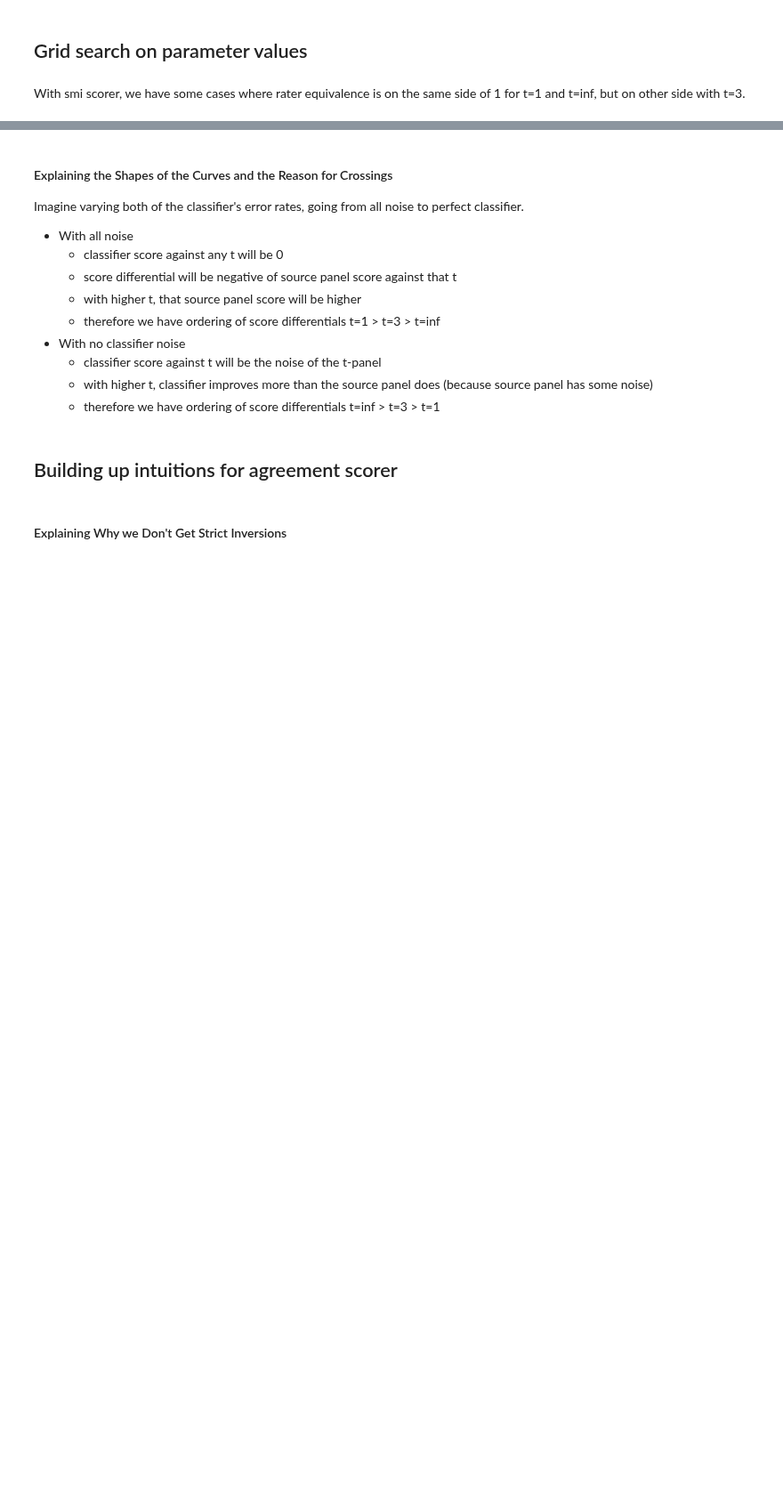
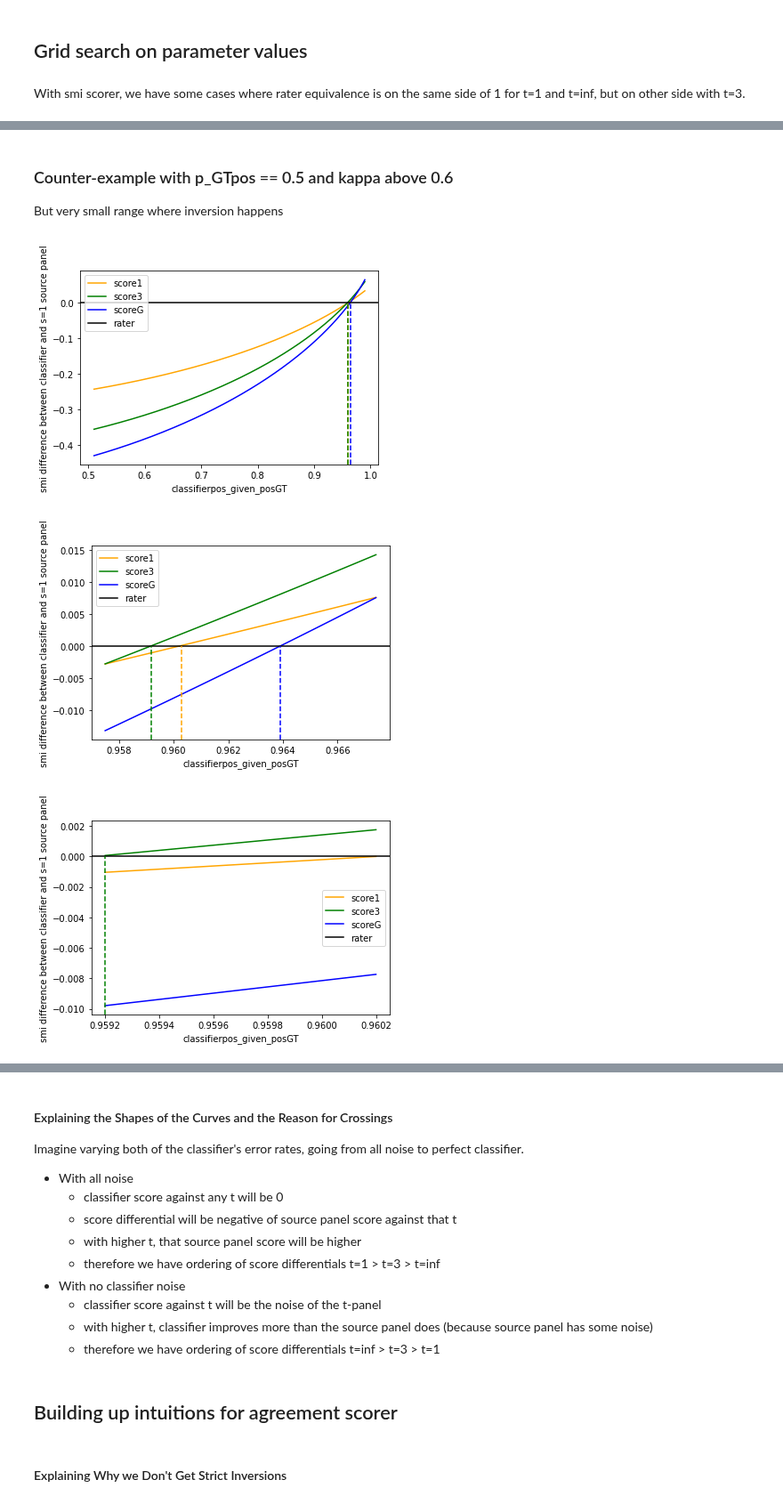
Before and after one commit to presnick/surveyequivalence, a Jupyter notebook: simulations/simulations_notebook.ipynb, the cells around one changed output, grey strips where cells are left out. Shown at 89% size. Saved outputs shown, nothing was run; the diff lists cells and outputs as text; code cells hidden in the pictures; blank space fills up the shorter version.

Commit message:
clean version of inversions with grid search

```diff
--- a/simulations/simulations_notebook.ipynb
+++ b/simulations/simulations_notebook.ipynb
@@ -787,7 +884,7 @@ def make_inverted_range_figure(
 # %% [markdown]
 ## Grid search on parameter values
 # %%
-def grid_search(p_classifierpos_given_negGT=.1, source_combiner="ABC_soft", scorer="agreement", increment=.01):
+def grid_search(p_classifierpos_given_negGT=.1, source_combiner="ABC_soft", scorer="agreement", increment=.01, inverted_rater_equiv=False):
     rows = []
     for p_raterpos_given_posGT in range(75, 99, 2):
         print("-")
@@ -802,23 +899,26 @@ def grid_search(p_classifierpos_given_negGT=.1, source_combiner="ABC_soft", scor
                     source_combiner=source_combiner,
                     scorer=scorer,
                     increment = increment,
-                    strict = False
+                    strict = False,
+                    inverted_rater_equiv=inverted_rater_equiv
                 )
                 if len(loose_inversions)>0:
                     left = loose_inversions[0].p_classifierpos_given_posGT
                     right = loose_inversions[-1].p_classifierpos_given_posGT
+                    rater_equiv_vs_inf = loose_inversions[0].power_curves["inf"].rater_equiv_value
+                    kappa = loose_inversions[0].inter_panel_reliability(1)
 
-                    strict_inversions = [s for s in loose_inversions if inverted(s, strict=True)]
+                    strict_inversions = [s for s in loose_inversions if inverted(s, strict=True, inverted_rater_equiv=inverted_rater_equiv)]
                     if len(strict_inversions)>0:
                         strict_left = strict_inversions[0].p_classifierpos_given_posGT
                         strict_right = strict_inversions[-1].p_classifierpos_given_posGT
                     else:
                         strict_left, strict_right = None, None
 
-                    rows.append([p_GTpos/100, p_raterpos_given_posGT/100, p_raterpos_given_negGT/100, left, right, strict_left, strict_right, p_classifierpos_given_negGT])
-    return pd.DataFrame(rows, columns=["p_GTpos", "p_raterpos_given_posGT", "p_raterpos_given_negGT", "min p_classifierpos_given_posGT", "max p_classifierpos_given_posGT", "strict min", "strict max", "p_classifierpos_given_negGT"])
+                    rows.append([p_GTpos/100, p_raterpos_given_posGT/100, p_raterpos_given_negGT/100, p_classifierpos_given_negGT, left, right, strict_left, strict_right, rater_equiv_vs_inf, kappa])
+    return pd.DataFrame(rows, columns=["p_GTpos", "p_raterpos_given_posGT", "p_raterpos_given_negGT", "p_classifierpos_given_negGT", "min p_classifierpos_given_posGT", "max p_classifierpos_given_posGT", "strict min", "strict max", "rater_equiv_vs_inf", "kappa", ])
 # %%
-def show_row(row, source_combiner="ABC_soft", scorer="smi", increment=.0001):
+def show_row(row, source_combiner="ABC_soft", scorer="smi", increment=.0001, inverted_rater_equiv=False):
     # whole range
     scenarios = make_scenarios(
         p_GTpos=row.loc["p_GTpos"],
@@ -830,7 +930,15 @@ def show_row(row, source_combiner="ABC_soft", scorer="smi", increment=.0001):
         increment=increment,
         base = .51,
         right_fencepost = .99)
-    non_monotonicity_figure(scenarios)
+
+    if inverted_rater_equiv:
+        for scen in scenarios:
+            scen.compute_power_curves([0, 1, 3, 5], [1, 3, "inf"])
+        rater_equiv_inversion_figure(scenarios)
+    else:
+        for scen in scenarios:
+            scen.compute_power_curves([1], [1, 3, "inf"])
+        non_monotonicity_figure(scenarios)
 
     # inversion zone
     make_inverted_range_figure(
@@ -841,7 +949,8 @@ def show_row(row, source_combiner="ABC_soft", scorer="smi", increment=.0001):
         source_combiner = source_combiner,
         scorer = scorer,
         increment=increment,
-        strict=False)
+        strict=False,
+        inverted_rater_equiv=inverted_rater_equiv)
 
     # strict inversion zone
     make_inverted_range_figure(
@@ -852,6 +961,9 @@ def show_row(row, source_combiner="ABC_soft", scorer="smi", increment=.0001):
         source_combiner = source_combiner,
         scorer = scorer,
         increment=increment,
-        strict=True)
+        strict=True,
+        inverted_rater_equiv=inverted_rater_equiv)
+
+    return scenarios
 # %% [markdown]
 With smi scorer, we have some cases where rater equivalence is on the same side of 1 for t=1 and t=inf, but on other side with t=3.
@@ -1011,0 +970,2 @@ df3
+# %%
+df1 = grid_search(p_classifierpos_given_negGT=.2, source_combiner="ABC_soft", scorer="smi", increment=.01, inverted_rater_equiv=False)
@@ -1011,0 +994,11 @@ df3
+# %% [markdown]
+### Counter-example with p_GTpos == 0.5 and kappa above 0.6
+But very small range where inversion happens
+# %%
+row = df1.iloc[751]
+# %%
+scenarios = show_row(row)
+# %% [output]
+[figure, added]
+[figure, added]
+[figure, added]
```
Also changed, not shown: parts of 57 cells of this notebook.
